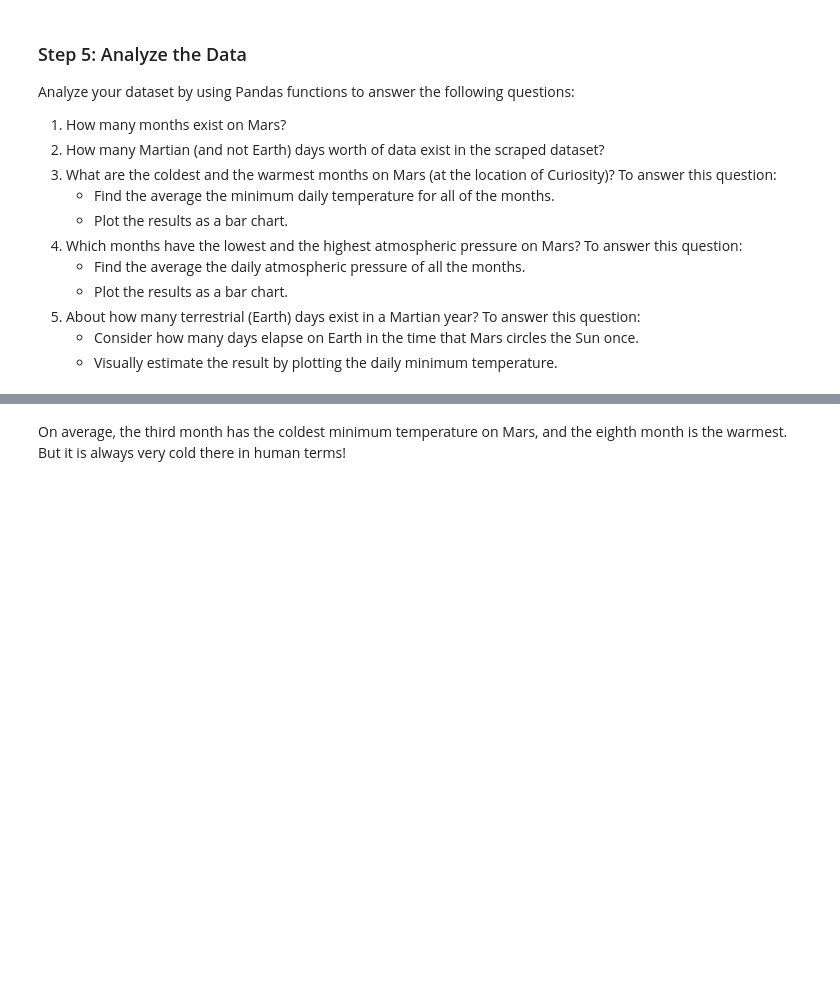
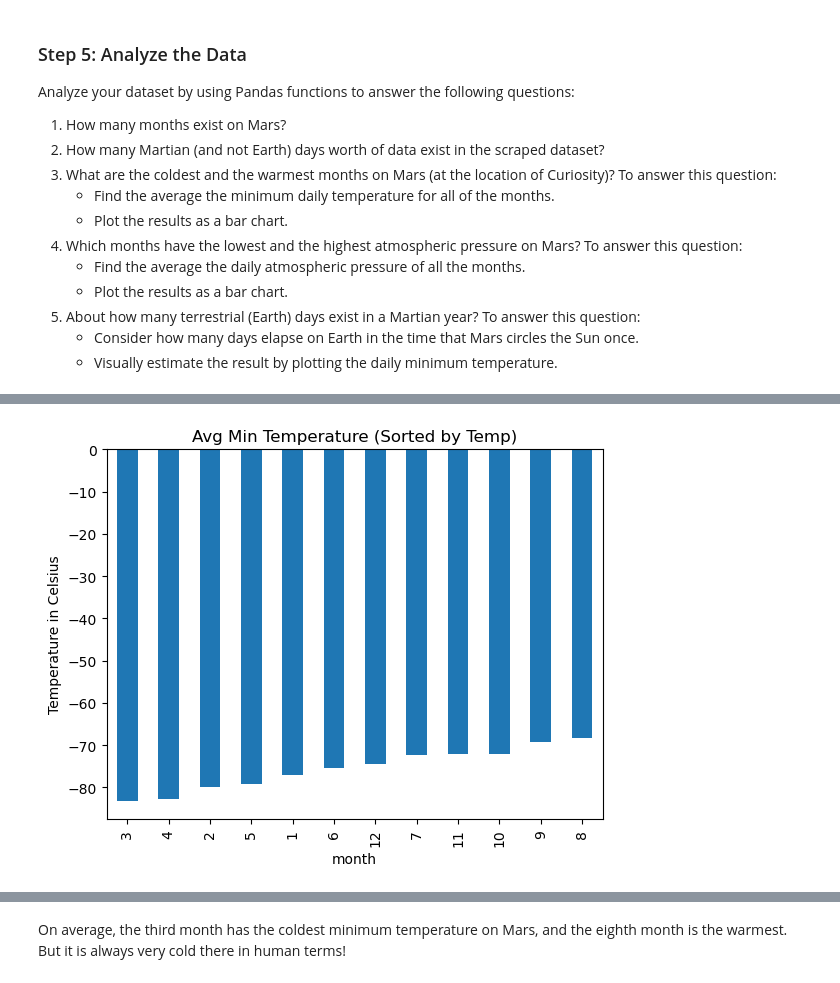
Before and after one commit to mkrachmer/web-scraping-challenge, a Jupyter notebook: part_2_mars_weather.ipynb, the cells around one changed output, grey strips where cells are left out. Saved outputs shown, nothing was run; the diff lists cells and outputs as text; code cells hidden in the pictures; blank space fills up the shorter version.

```diff
--- a/part_2_mars_weather.ipynb
+++ b/part_2_mars_weather.ipynb
@@ -150,4 +179,9 @@ Analyze your dataset by using Pandas functions to answer the following questions
 # %%
 # Identify the coldest and hottest months in Curiosity's location
+avg_temp_df_sorted = avg_temp_df.sort_values()
+avg_temp_df_sorted.plot(kind='bar', title='Avg Min Temperature (Sorted by Temp)', ylabel='Temperature in Celsius')
+plt.show()
+# %% [output]
+[figure, added]
 # %%
 # 4. Average pressure by Martian month
```
Also changed, not shown: parts of 7 cells of this notebook, 1 other file.
